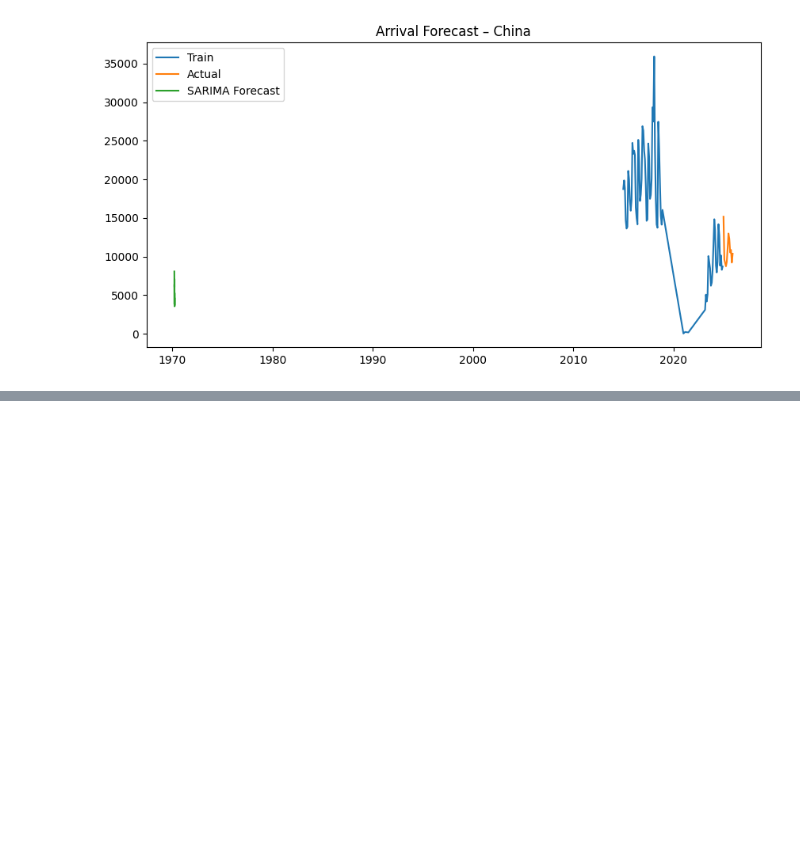
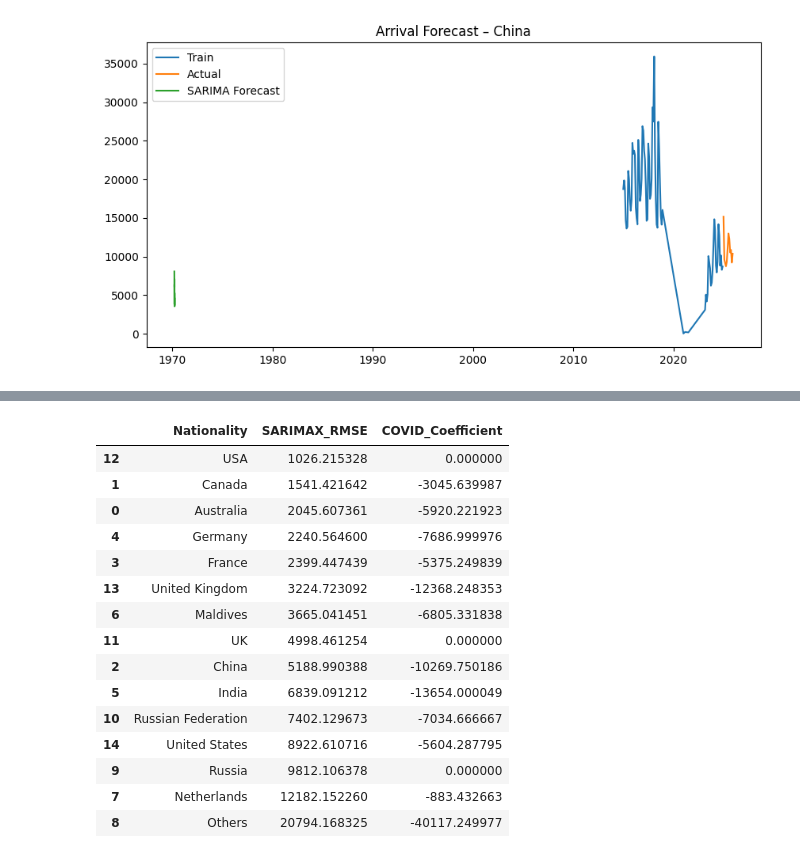
Before and after one commit to Kaveesha-Vihanga/DS_Project, a Jupyter notebook: arrival_prediction.ipynb, the cells around one changed output, grey strips where cells are left out. Saved outputs shown, nothing was run; the diff lists cells and outputs as text; code cells hidden in the pictures; blank space fills up the shorter version.

Commit message:
SARIMAX model

```diff
--- a/arrival_prediction.ipynb
+++ b/arrival_prediction.ipynb
@@ -239,0 +322,20 @@ for nat in top_nationalities:
+# %%
+results_df = pd.DataFrame(results_list)
+results_df.sort_values("SARIMAX_RMSE")
+# %% [output]
+|  | Nationality | SARIMAX_RMSE | COVID_Coefficient |
+| 12 | USA | 1026.215328 | 0.000000 |
+| 1 | Canada | 1541.421642 | -3045.639987 |
+| 0 | Australia | 2045.607361 | -5920.221923 |
+| 4 | Germany | 2240.564600 | -7686.999976 |
+| 3 | France | 2399.447439 | -5375.249839 |
+| 13 | United Kingdom | 3224.723092 | -12368.248353 |
+| 6 | Maldives | 3665.041451 | -6805.331838 |
+| 11 | UK | 4998.461254 | 0.000000 |
+| 2 | China | 5188.990388 | -10269.750186 |
+| 5 | India | 6839.091212 | -13654.000049 |
+| 10 | Russian Federation | 7402.129673 | -7034.666667 |
+| 14 | United States | 8922.610716 | -5604.287795 |
+| 9 | Russia | 9812.106378 | 0.000000 |
+| 7 | Netherlands | 12182.152260 | -883.432663 |
+| 8 | Others | 20794.168325 | -40117.249977 |
```
Also changed, not shown: parts of 2 cells of this notebook.
